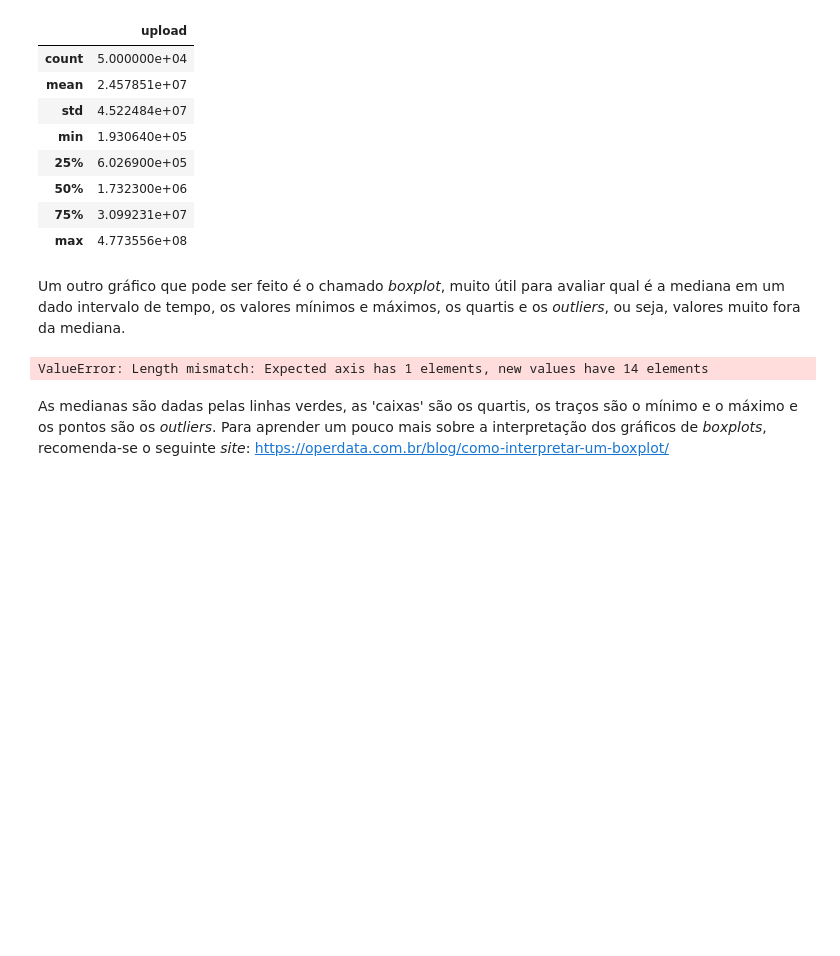
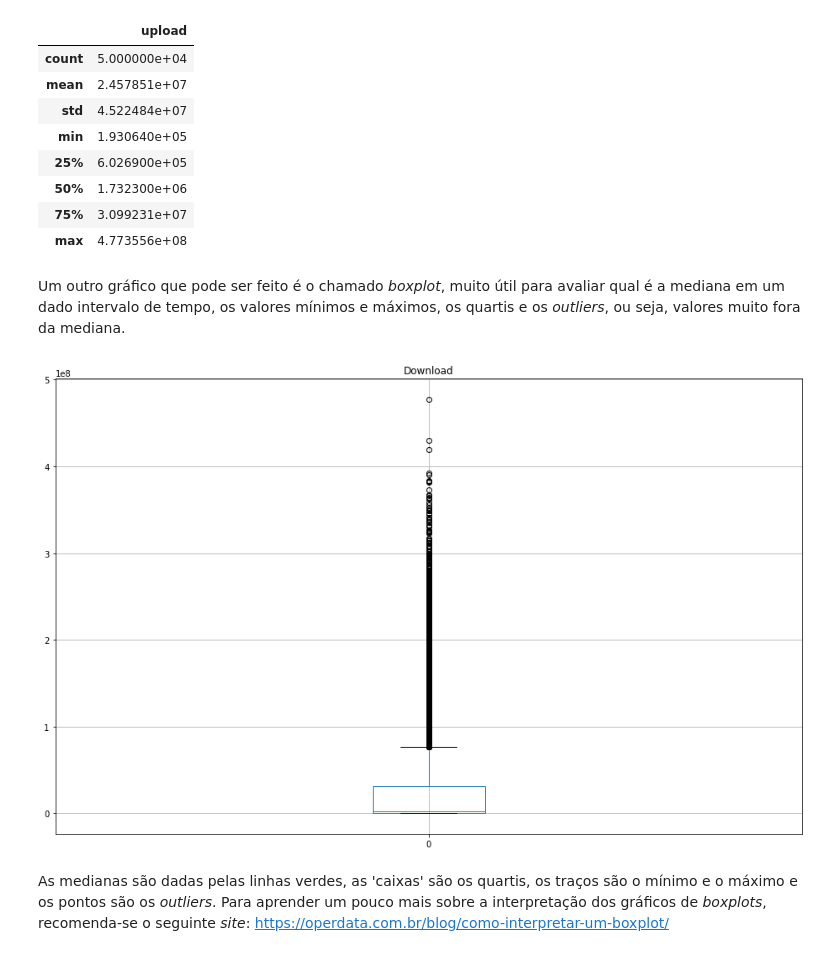
Before and after one commit to higor2100/TCC, a Jupyter notebook: Jupyter/PACS01 - Trafego In VDX PACS01_To_CORE02.ipynb, the cells around one changed output. Saved outputs shown, nothing was run; the diff lists cells and outputs as text; code cells hidden in the pictures; blank space fills up the shorter version.

```diff
--- a/Jupyter/PACS01 - Trafego In VDX PACS01_To_CORE02.ipynb
+++ b/Jupyter/PACS01 - Trafego In VDX PACS01_To_CORE02.ipynb
@@ -86,18 +88,18 @@ Um outro gráfico que pode ser feito é o chamado *boxplot*, muito útil para av
 # %%
 from pandas import Grouper
 from pandas import concat
 from pandas import DataFrame
 # Grouper(freq='M') groups the data by month.
 y = upload.groupby(Grouper(freq='M'))
 months = concat([DataFrame(x[1].values) for x in y], axis=1)
 months = DataFrame(months)
 # This number (13) could be represent the quantity of months.
-months.columns = range(14)
+#months.columns = range(14)
 months.boxplot(figsize=(16,10))
 plt.title("Download")
 plt.show()
 # %% [output]
-ValueError: Length mismatch: Expected axis has 1 elements, new values have 14 elements
+[figure, added]
 # %% [markdown]
 As medianas são dadas pelas linhas verdes, as 'caixas' são os quartis, os traços são o mínimo e o máximo e os pontos são os *outliers*. Para aprender um pouco mais sobre a interpretação dos gráficos de *boxplots*, recomenda-se o seguinte *site*: https://operdata.com.br/blog/como-interpretar-um-boxplot/
 # %% [markdown]
```
Also changed, not shown: parts of 9 cells of this notebook, 3 other files.
